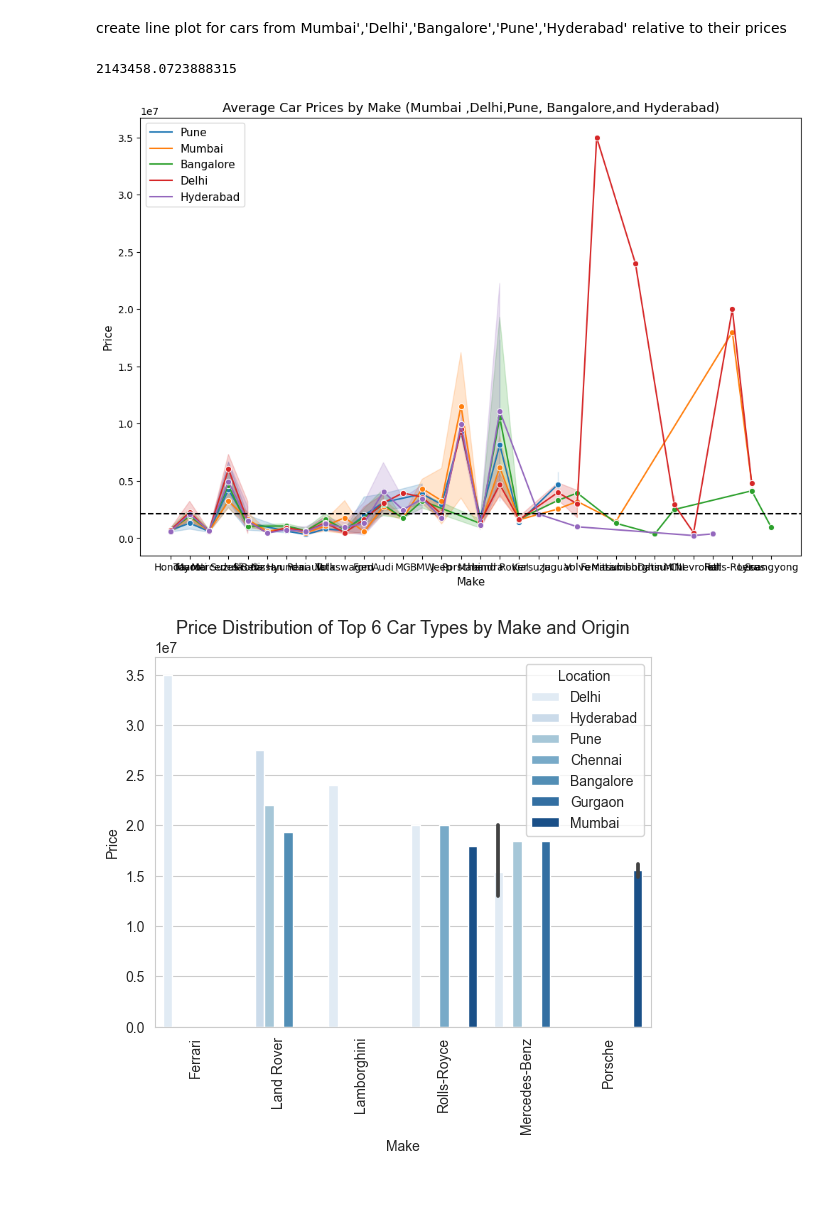
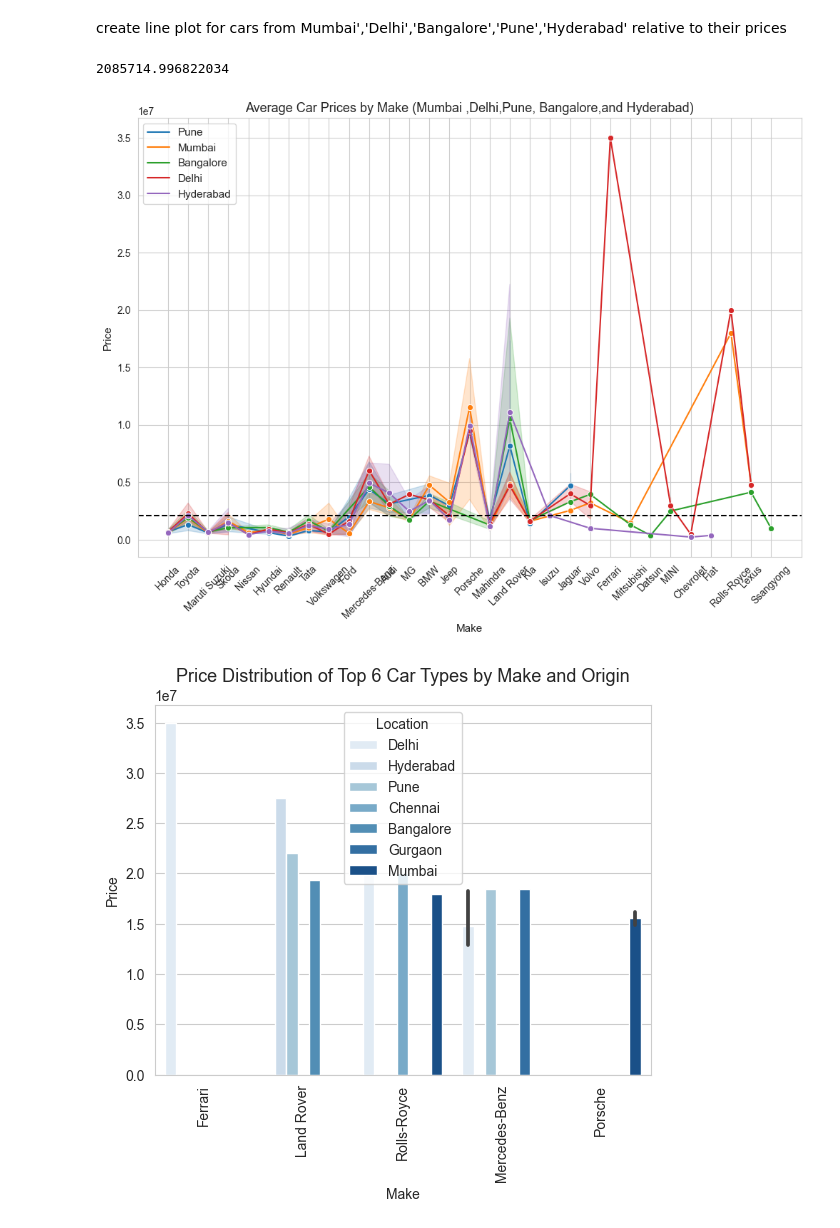
Before and after one commit to BEEbyD/Python-car-data-details-analysis, a Jupyter notebook: car details v3.ipynb, the cells around one changed output. Drawn from its saved outputs; the diff is of its cells as text; code cells hidden in the pictures; blank space fills up the shorter version.

```diff
--- a/car details v3.ipynb
+++ b/car details v3.ipynb
@@ -75,6 +75,17 @@ memory usage: 321.8+ KB
 # %% [markdown]
 DATA CLEANING
 Finding null values in the dataset
+# %%
+ # splitting a series in two and get the nemericall part
+car_data['Engine'] = car_data['Engine'].str.split().str.get(0)
+
+car_data['Max Power'] = car_data['Max Power'].str.split().str.get(0)
+#replacing characters in a series
+car_data['Max Power'] = car_data['Max Power'].str.replace("@"," ")
+ #getting the first index as Hp
+car_data['Max Power'] = car_data['Max Power'].str.split().str.get(0)
+#converting object to type float
+car_data ['Max Power'] = car_data ['Max Power'].astype(float).round()
 # %%
 car_data.isnull()
 # %% [output]
@@ -130,6 +141,8 @@ car_data['Fuel Tank Capacity'].fillna(car_data['Fuel Tank Capacity'].mode(),inpl
 car_data.dropna(subset=["Drivetrain"], axis=0, inplace=True)
 # %%
 car_data.dropna(subset=["Engine"], axis=0, inplace=True)
+# %%
+car_data.dropna(subset=["Fuel Tank Capacity"], axis=0, inplace=True)
 # %%
 car_data.isnull().sum()
 # %% [output]
@@ -274,26 +300,27 @@ create line plot for cars from Mumbai','Delhi','Bangalore','Pune','Hyderabad' re
 # %%
 #create a figure with larger
 plt.figure(figsize= (12,8))
 
 # calculate average price for cars from 'Mumbai','Delhi','Bangalore','Hyderabad']
 avg_price= num_byloc = car_data[car_data['Location']. isin(['Mumbai','Delhi','Pune','Bangalore','Hyderabad'])] ['Price']. mean()
 print(avg_price)
 
 data = car_data[car_data['Location']. isin(['Mumbai','Delhi','Pune','Bangalore','Hyderabad'])]
 sns.lineplot(x='Make', y='Price', data = data , color='skyblue', marker='o', hue= 'Location')
 
 # add a horizontal line to indicate the average price
 plt.axhline(y=avg_price, color='black', linestyle='dashed')
 
 #set labels and title
 plt.title('Average Car Prices by Make (Mumbai ,Delhi,Pune, Bangalore,and Hyderabad)', fontsize=13)
 plt.xlabel('Make',fontsize=11)
 plt.ylabel('Price',fontsize=11)
 plt.legend(loc='upper left',fontsize=11)
+plt.xticks(rotation=45) # to rotate x_axis label by 45 degrees
 plt.show()
 # %% [output]
-2143458.0723888315
+2085714.996822034
-[figure, old version]
+[figure, new version]
 # %%
 # Sort the dataframe by Price in descending order
 car_data = car_data.sort_values(by='Price',ascending=False)
@@ -309,11 +336,10 @@ sns.barplot(x = 'Make', y = 'Price', data = car_expensive, hue = 'Location',pale
 plt.title("Price Distribution of Top 6 Car Types by Make and Origin", fontsize=13)
 plt.xlabel("Make",fontsize=10)
 plt.ylabel("Price",fontsize=10)
-plt.xticks(rotation=90)
-#plt.legend(loc='upper left',fontsize=7)
+plt.xticks(rotation=90) # to rotate x_axis label by 90 degrees)
 plt.show()
 # %% [output]
-[figure, old version]
+[figure, new version]
 # %%
  sns.set_style("whitegrid")
 # create a bar plot with larger size
```
Also changed, not shown: parts of 19 cells of this notebook.
